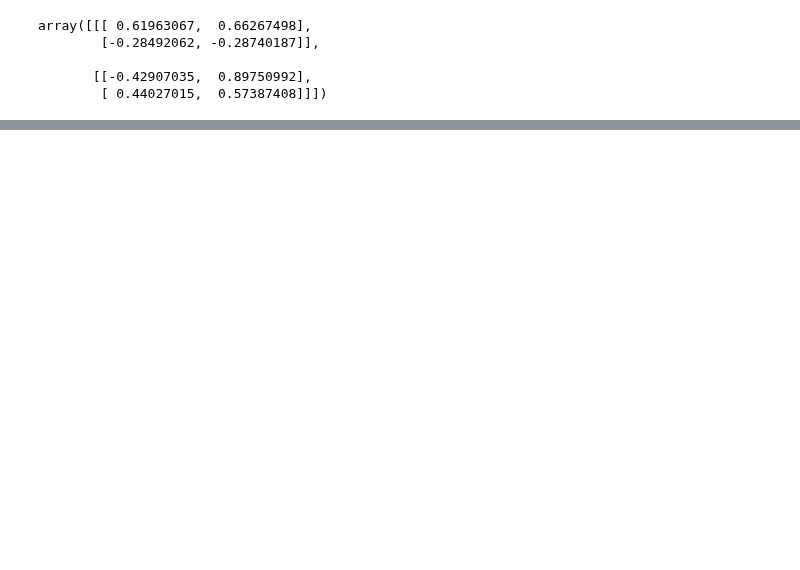
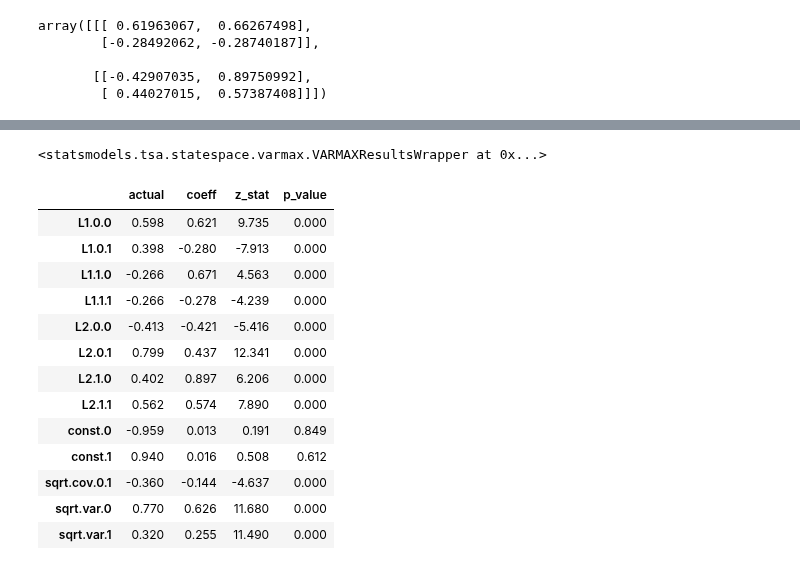
Before and after one commit to NowanIlfideme/masters_switching_models, a Jupyter notebook: notebooks/metric_testing.ipynb, the cells around one changed output, grey strips where cells are left out. Saved outputs shown, nothing was run; the diff lists cells and outputs as text; code cells hidden in the pictures; blank space fills up the shorter version.

```diff
--- a/notebooks/metric_testing.ipynb
+++ b/notebooks/metric_testing.ipynb
@@ -89,0 +303,27 @@ for i in range(2):
+# %%
+t1
+# %% [output]
+<statsmodels.tsa.statespace.varmax.VARMAXResultsWrapper at 0x...>
+# %%
+(
+    pd.concat([
+        gen.params.rename('actual'),
+        t1.all_coeffs
+    ], axis='columns', sort=True)
+    .style.format('{:.3f}')
+)
+# %% [output]
+|  | actual | coeff | z_stat | p_value |
+| L1.0.0 | 0.598 | 0.621 | 9.735 | 0.000 |
+| L1.0.1 | 0.398 | -0.280 | -7.913 | 0.000 |
+| L1.1.0 | -0.266 | 0.671 | 4.563 | 0.000 |
+| L1.1.1 | -0.266 | -0.278 | -4.239 | 0.000 |
+| L2.0.0 | -0.413 | -0.421 | -5.416 | 0.000 |
+| L2.0.1 | 0.799 | 0.437 | 12.341 | 0.000 |
+| L2.1.0 | 0.402 | 0.897 | 6.206 | 0.000 |
+| L2.1.1 | 0.562 | 0.574 | 7.890 | 0.000 |
+| const.0 | -0.959 | 0.013 | 0.191 | 0.849 |
+| const.1 | 0.940 | 0.016 | 0.508 | 0.612 |
+| sqrt.cov.0.1 | -0.360 | -0.144 | -4.637 | 0.000 |
+| sqrt.var.0 | 0.770 | 0.626 | 11.680 | 0.000 |
+| sqrt.var.1 | 0.320 | 0.255 | 11.490 | 0.000 |
```
Also changed, not shown: parts of 33 cells of this notebook.
